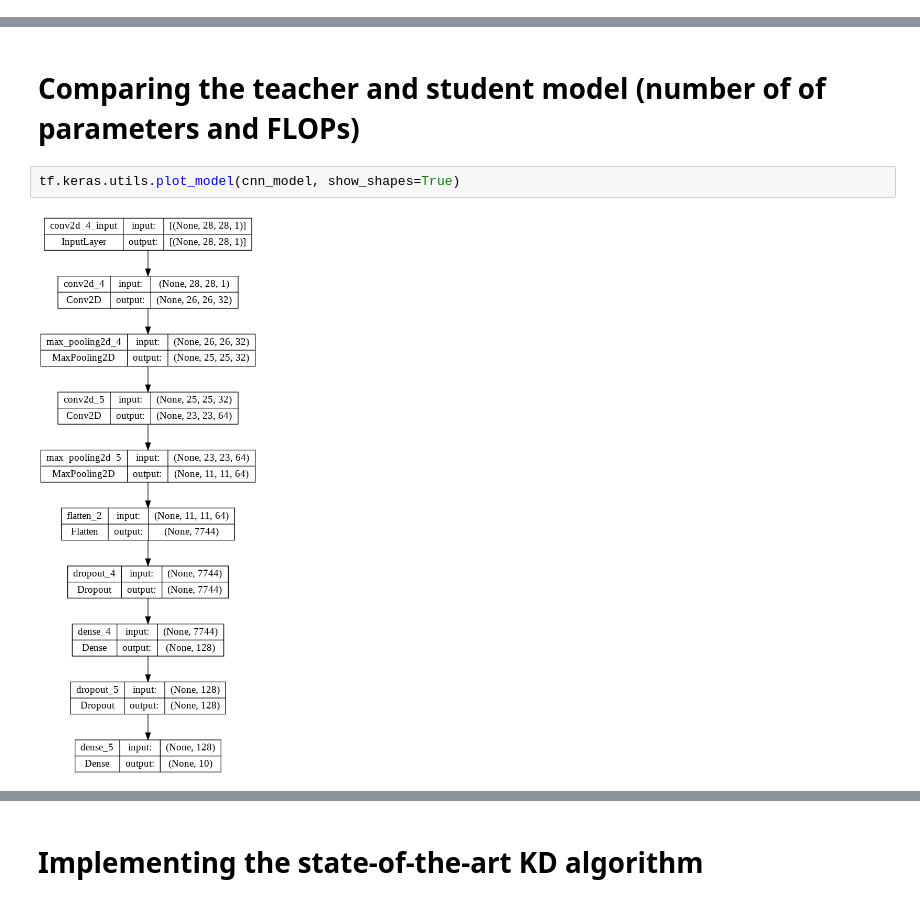
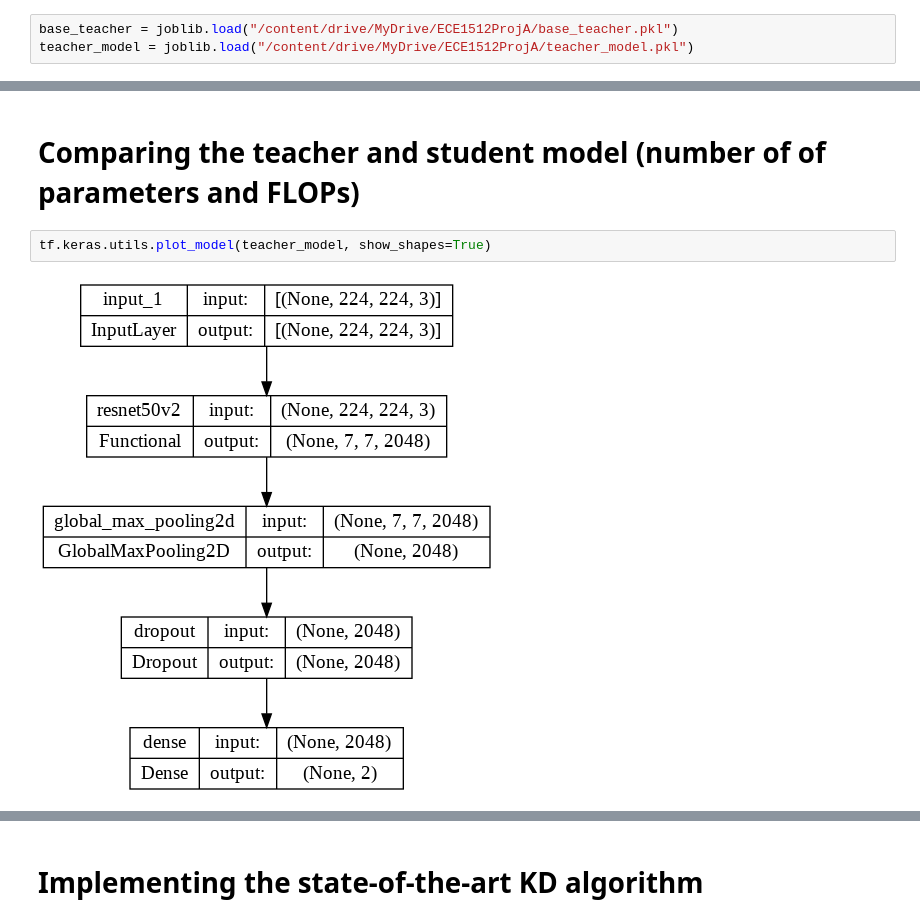
Before and after one commit to yitian19/ECE1512_2022F_ProjectRepo_HaoxiangNing_YitianLiu, a Jupyter notebook: Project A/Task2/Task2.ipynb, the cells around one changed output, grey strips where cells are left out. Cells and saved outputs as stored; diff of their text form.

```diff
--- a/Project A/Task2/Task2.ipynb
+++ b/Project A/Task2/Task2.ipynb
@@ -338,0 +412,3 @@ Epoch 25: tf.Tensor(0.50465035, shape=(), dtype=float32)
+# %%
+base_teacher = joblib.load("/content/drive/MyDrive/ECE1512ProjA/base_teacher.pkl")
+teacher_model = joblib.load("/content/drive/MyDrive/ECE1512ProjA/teacher_model.pkl")
@@ -552,6 +746,6 @@ savemat('accuracy_S.mat',S_dict)
 # %% [markdown]
 # Comparing the teacher and student model (number of of parameters and FLOPs)
 # %%
-tf.keras.utils.plot_model(cnn_model, show_shapes=True)
+tf.keras.utils.plot_model(teacher_model, show_shapes=True)
 # %% [output]
-[figure, old version]
+[figure, new version]
```
Also changed, not shown: parts of 34 cells of this notebook, 13 other files.
